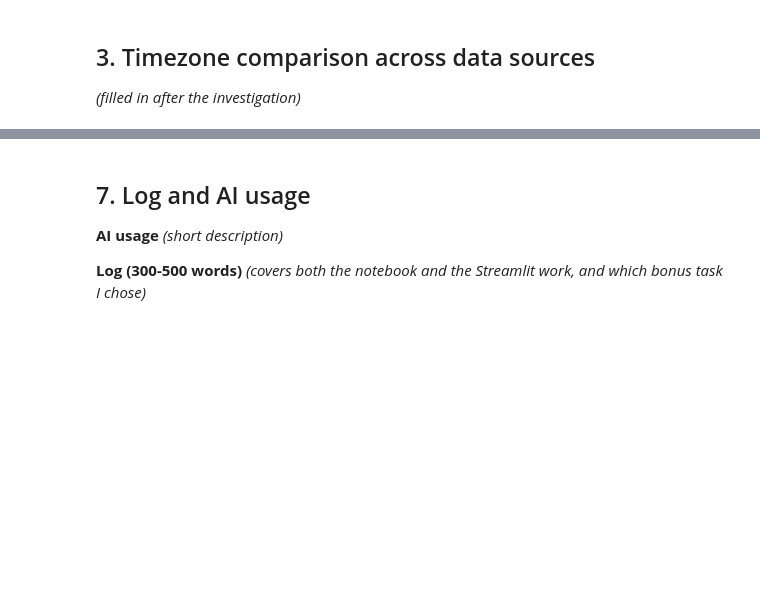
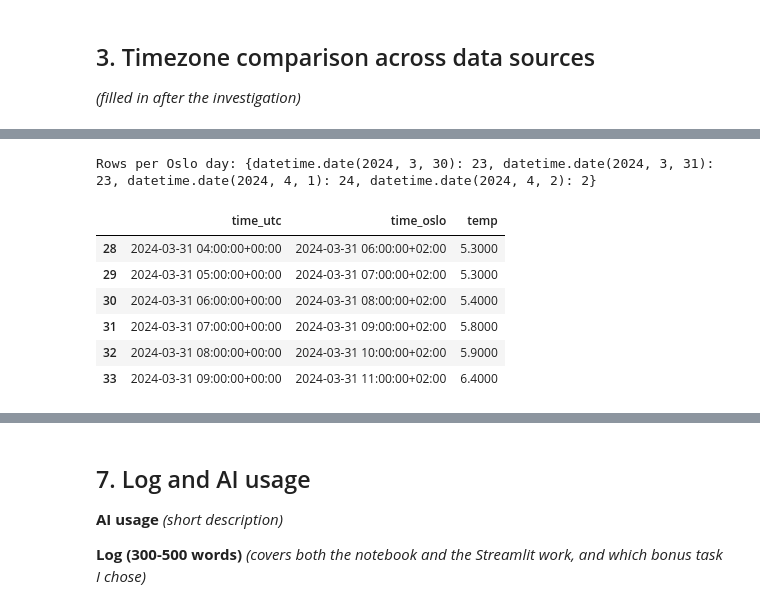
Before and after one commit to Kitteljl/IND320-app, a Jupyter notebook: notebooks/IND320_part4.ipynb, the cells around one changed output, grey strips where cells are left out. Drawn from its saved outputs; the diff is of its cells as text; code cells hidden in the pictures; blank space fills up the shorter version.

```diff
--- a/notebooks/IND320_part4.ipynb
+++ b/notebooks/IND320_part4.ipynb
@@ -85,0 +91,21 @@ display(fx.head())
+# %%
+# Compare Open-Meteo's two timezone settings around the DST change (31 March 2024)
+def om_hourly(tz):
+    r = requests.get(
+        "https://archive-api.open-meteo.com/v1/archive",
+        params={"latitude": 59.9, "longitude": 10.7,
+                "start_date": "2024-03-30", "end_date": "2024-04-01",
+                "hourly": "temperature_2m", "timezone": tz},
+        timeout=60,
+    )
+    r.raise_for_status()
+    j = r.json()
+    df = pd.DataFrame({"time": pd.to_datetime(j["hourly"]["time"]),
+                       "temp": j["hourly"]["temperature_2m"]})
+    return j, df
+
+for tz in ["GMT", "Europe/Oslo"]:
+    j, df = om_hourly(tz)
+    print(f"{tz:12s} -> {j['timezone']} ({j['timezone_abbreviation']}), "
+          f"rows: {len(df)}, first: {df.time.iloc[0]}, last: {df.time.iloc[-1]}")
+    print("   rows per day:", {str(k): v for k, v in df.groupby(df.time.dt.date).size().items()})
@@ -85,0 +143,16 @@ display(fx.head())
+# %%
+# Safe approach: request GMT, convert to local time in pandas
+_, df_utc = om_hourly("GMT")
+df_utc["time_utc"] = df_utc["time"].dt.tz_localize("UTC")
+df_utc["time_oslo"] = df_utc["time_utc"].dt.tz_convert("Europe/Oslo")
+print("Rows per Oslo day:", df_utc.groupby(df_utc["time_oslo"].dt.date).size().to_dict())
+display(df_utc.iloc[28:34][["time_utc", "time_oslo", "temp"]])  # rows around the switch
+# %% [output]
+Rows per Oslo day: {datetime.date(2024, 3, 30): 23, datetime.date(2024, 3, 31): 23, datetime.date(2024, 4, 1): 24, datetime.date(2024, 4, 2): 2}
+|  | time_utc | time_oslo | temp |
+| 28 | 2024-03-31 04:00:00+00:00 | 2024-03-31 06:00:00+02:00 | 5.3000 |
+| 29 | 2024-03-31 05:00:00+00:00 | 2024-03-31 07:00:00+02:00 | 5.3000 |
+| 30 | 2024-03-31 06:00:00+00:00 | 2024-03-31 08:00:00+02:00 | 5.4000 |
+| 31 | 2024-03-31 07:00:00+00:00 | 2024-03-31 09:00:00+02:00 | 5.8000 |
+| 32 | 2024-03-31 08:00:00+00:00 | 2024-03-31 10:00:00+02:00 | 5.9000 |
+| 33 | 2024-03-31 09:00:00+00:00 | 2024-03-31 11:00:00+02:00 | 6.4000 |
```
Also changed, not shown: parts of 27 cells of this notebook, 1 other file.
